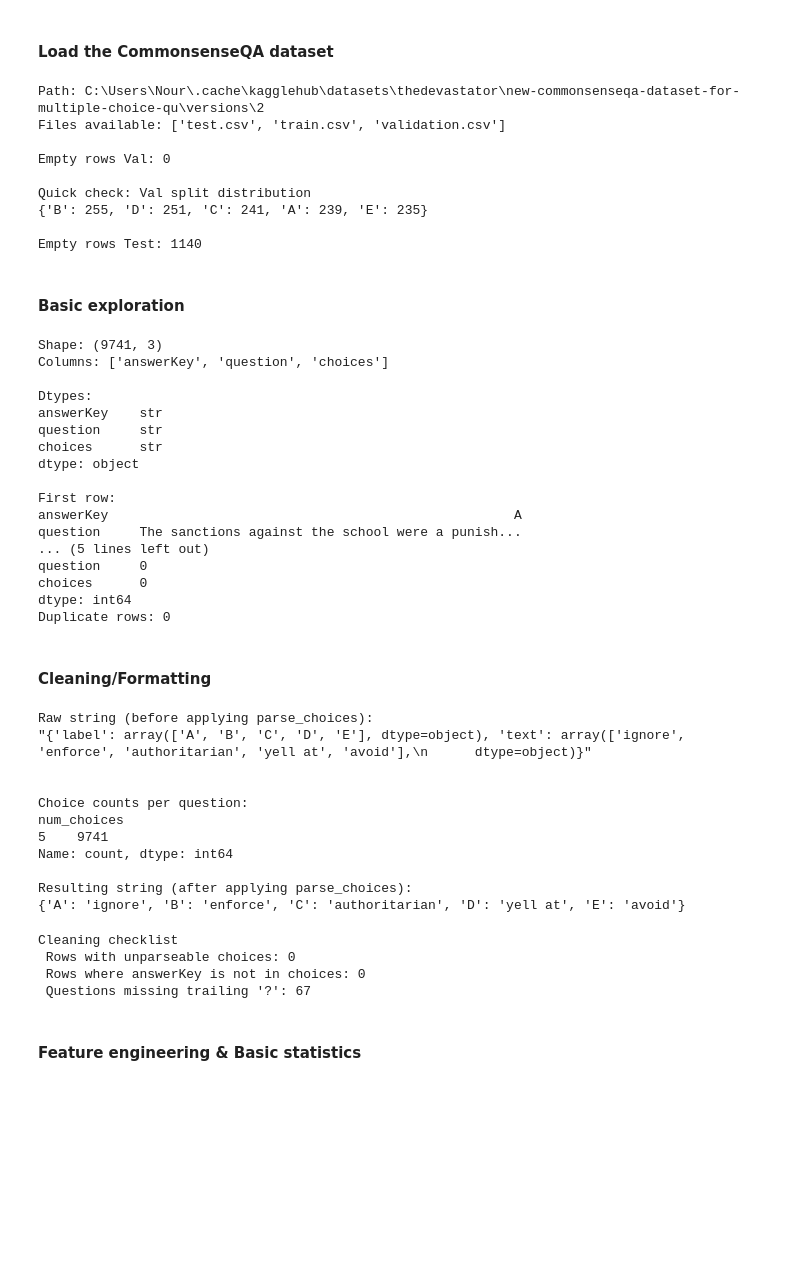
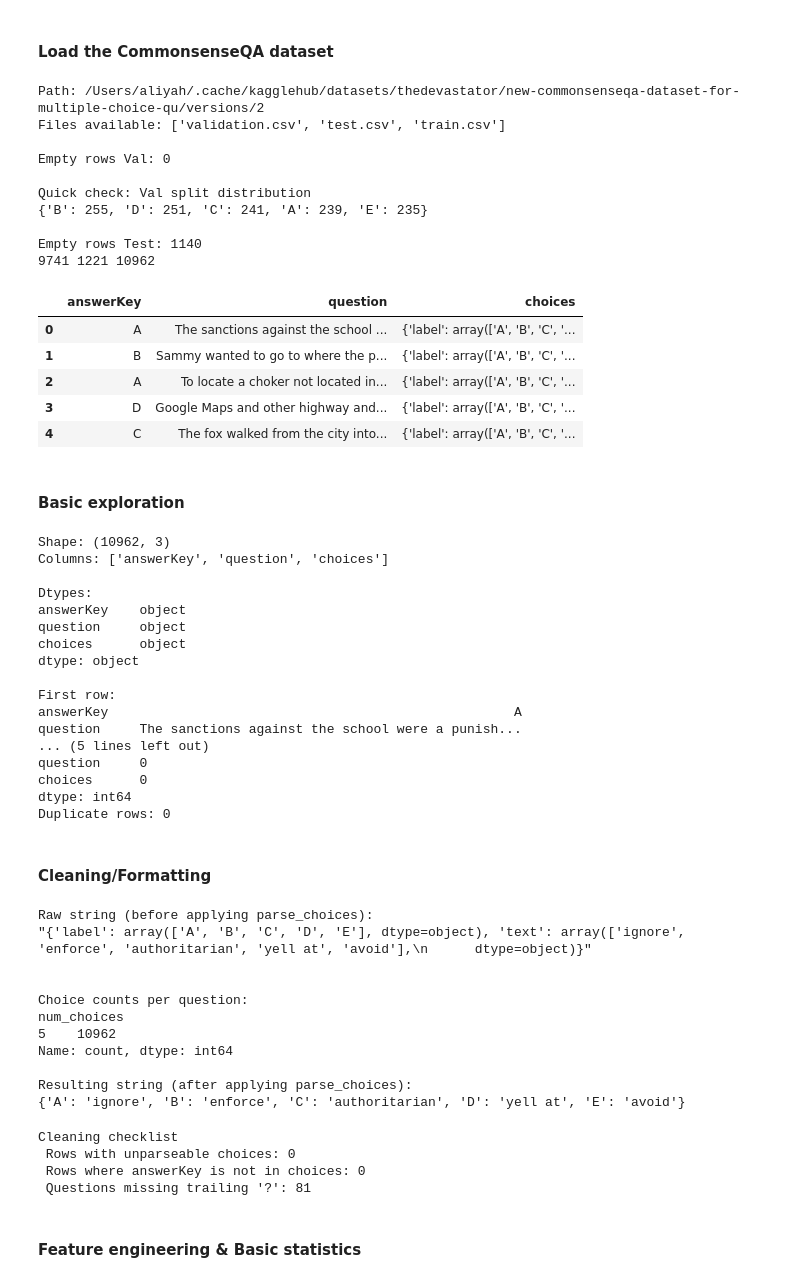
Before and after one commit to almvos/TALC, a Jupyter notebook: COPYEndAssignment_V2 .ipynb, the cells around one changed output. Drawn from its saved outputs; the diff is of its cells as text; code cells hidden in the pictures; blank space fills up the shorter version.

```diff
--- a/COPYEndAssignment_V2 .ipynb
+++ b/COPYEndAssignment_V2 .ipynb
@@ -25,55 +25,66 @@ from transformers import AutoTokenizer, AutoModelForMaskedLM, AutoModel, AutoMod
 path = kagglehub.dataset_download("thedevastator/new-commonsenseqa-dataset-for-multiple-choice-qu")
 print("Path:", path)
 
 # List files inside the dataset directory & display train df
 print(f"Files available: {os.listdir(path)}\n")
 df = pd.read_csv(f"{path}/train.csv")
 df
 
 # Validation --> Use as test
 df_val = pd.read_csv(f"{path}/validation.csv", index_col=0)
 df_val.index.name = "answerKey"
 df_val = df_val.reset_index()
 print(f"Empty rows Val: {df_val['answerKey'].isnull().sum()}\n") #checked: is 0
 print(f"Quick check: Val split distribution\n{df_val['answerKey'].value_counts().to_dict()}\n")
 #df_val
 
 # Test
 df_test = pd.read_csv(f"{path}/test.csv", index_col=0)
 df_test.index.name = "answerKey"
 df_test = df_test.reset_index()
 print(f"Empty rows Test: {df_test['answerKey'].isnull().sum()}") #checked: no rows contain answers (1140)
 #df_test
+
+df_all = pd.concat([df, df_val], ignore_index=True)
+print(len(df), len(df_val), len(df_all))
+df_all.head()
 # %% [output]
-Path: C:\Users\Nour\.cache\kagglehub\datasets\thedevastator\new-commonsenseqa-dataset-for-multiple-choice-qu\versions\2
-Files available: ['test.csv', 'train.csv', 'validation.csv']
+Path: /Users/aliyah/.cache/kagglehub/datasets/thedevastator/new-commonsenseqa-dataset-for-multiple-choice-qu/versions/2
+Files available: ['validation.csv', 'test.csv', 'train.csv']
 
 Empty rows Val: 0
 
 Quick check: Val split distribution
 {'B': 255, 'D': 251, 'C': 241, 'A': 239, 'E': 235}
 
 Empty rows Test: 1140
+9741 1221 10962
+|  | answerKey | question | choices |
+| 0 | A | The sanctions against the school ... | {'label': array(['A', 'B', 'C', '... |
+| 1 | B | Sammy wanted to go to where the p... | {'label': array(['A', 'B', 'C', '... |
+| 2 | A | To locate a choker not located in... | {'label': array(['A', 'B', 'C', '... |
+| 3 | D | Google Maps and other highway and... | {'label': array(['A', 'B', 'C', '... |
+| 4 | C | The fox walked from the city into... | {'label': array(['A', 'B', 'C', '... |
 # %% [markdown]
 #### Basic exploration
 # %%
-print(f"Shape: {df.shape}")
-print(f"Columns: {df.columns.tolist()}")
-print(f"\nDtypes:\n{df.dtypes}")
-print(f"\nFirst row:\n{df.iloc[0]}")
+print(f"Shape: {df_all.shape}")
+print(f"Columns: {df_all.columns.tolist()}")
+print(f"\nDtypes:\n{df_all.dtypes}")
+print(f"\nFirst row:\n{df_all.iloc[0]}")
 
 # Check for missing values
 print("\nMissing values")
-print(df.isnull().sum())
-print(f"Duplicate rows: {df.duplicated().sum()}")
+print(df_all.isnull().sum())
+print(f"Duplicate rows: {df_all.duplicated().sum()}")
 # %% [output]
-Shape: (9741, 3)
+Shape: (10962, 3)
 Columns: ['answerKey', 'question', 'choices']
 
 Dtypes:
-answerKey    str
-question     str
-choices      str
+answerKey    object
+question     object
+choices      object
 dtype: object
 
 First row:
@@ -88,7 +99,7 @@ Duplicate rows: 0
 #### Cleaning/Formatting
 # %%
 # Convert the raw string into a real Python object
-print(f"Raw string (before applying parse_choices):\n{repr(df['choices'].iloc[0])}\n")
+print(f"Raw string (before applying parse_choices):\n{repr(df_all['choices'].iloc[0])}\n")
 
 def parse_choices(raw):
     """
@@ -102,15 +113,15 @@ def parse_choices(raw):
     except Exception:
         return {}
 
-df["choices_parsed"] = df["choices"].apply(parse_choices) #{'A': 'option1', 'B': 'option2', 'C': 'option3', ...}
-df["num_choices"] = df["choices_parsed"].apply(len)
-print(f"\nChoice counts per question:\n{df['num_choices'].value_counts()}")
+df_all["choices_parsed"] = df_all["choices"].apply(parse_choices) #{'A': 'option1', 'B': 'option2', 'C': 'option3', ...}
+df_all["num_choices"] = df_all["choices_parsed"].apply(len)
+print(f"\nChoice counts per question:\n{df_all['num_choices'].value_counts()}")
 
 # Flatten all choice texts across all rows into one flat list for length analysis
-all_choice_texts = [text for c in df["choices_parsed"] for text in c.values()]
+all_choice_texts = [text for c in df_all["choices_parsed"] for text in c.values()]
 
 # Example of parse_choices applied
-sample = df["choices"].iloc[0]
+sample = df_all["choices"].iloc[0]
 print(f"\nResulting string (after applying parse_choices):\n{parse_choices(sample)}")
 # %% [output]
 Raw string (before applying parse_choices):
@@ -119,7 +130,7 @@ Raw string (before applying parse_choices):
 
 Choice counts per question:
 num_choices
-5    9741
+5    10962
 Name: count, dtype: int64
 
 Resulting string (after applying parse_choices):
@@ -127,20 +138,18 @@ Resulting string (after applying parse_choices):
 # %%
 # Cleaning checks
 print("\nCleaning checklist")
-unparseable = (df["num_choices"] == 0).sum()
-bad_keys = df.apply(lambda r: r["answerKey"] not in r["choices_parsed"], axis=1).sum()
-no_question_mark = (~df["question"].str.strip().str.endswith("?")).sum()
+unparseable = (df_all["num_choices"] == 0).sum()
+bad_keys = df_all.apply(lambda r: r["answerKey"] not in r["choices_parsed"], axis=1).sum()
+no_question_mark = (~df_all["question"].str.strip().str.endswith("?")).sum()
 
 print(f" Rows with unparseable choices: {unparseable}")
 print(f" Rows where answerKey is not in choices: {bad_keys}") #all correct answers are present in options
 print(f" Questions missing trailing '?': {no_question_mark}") #not all questions have a question mark
-# Optional: drop bad rows
-# df = df[df["num_choices"] > 0].reset_index(drop=True)
 # %% [output]
 Cleaning checklist
  Rows with unparseable choices: 0
  Rows where answerKey is not in choices: 0
- Questions missing trailing '?': 67
+ Questions missing trailing '?': 81
 # %% [markdown]
 #### Feature engineering & Basic statistics
 # %%
```
Also changed, not shown: parts of 6 cells of this notebook, 1 other file.
